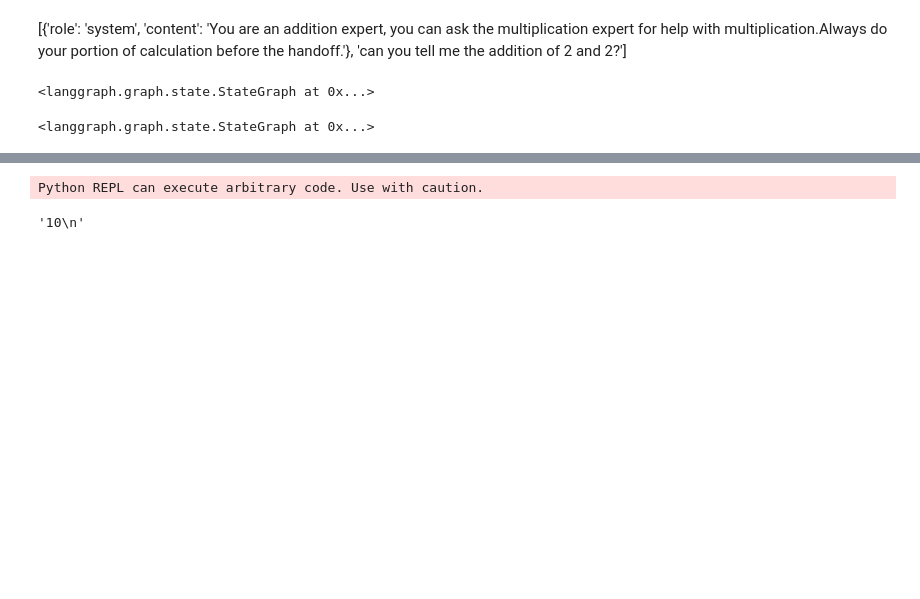
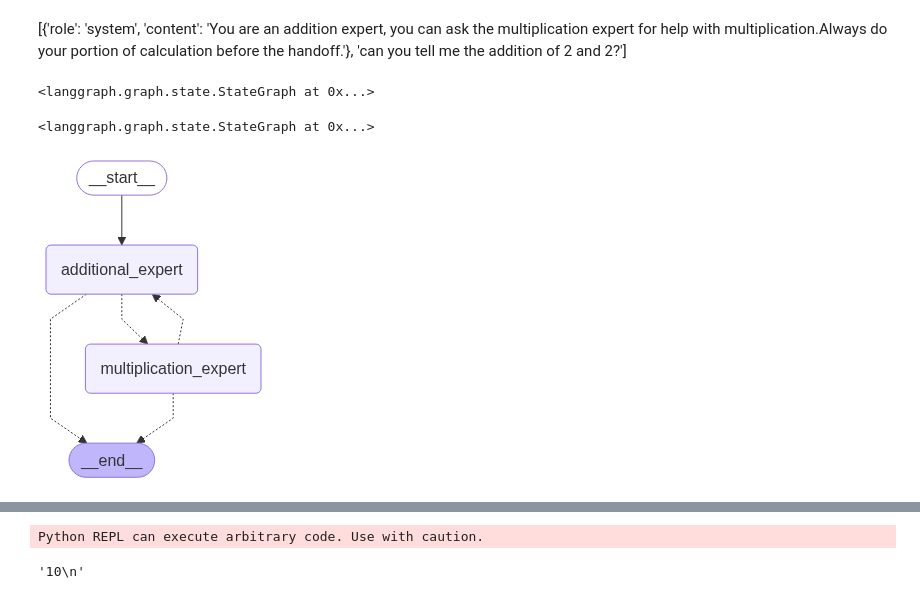
Before and after one commit to ArturDragunov/agentic-ai-bootcamp, a Jupyter notebook: 3-Langgraph/langgraph/class6_Multiagent/langgraph_class_6_multiagent.ipynb, the cells around one changed output, grey strips where cells are left out. Cells and saved outputs as stored; diff of their text form; code cells hidden in the pictures; blank space fills up the shorter version.

```diff
--- a/3-Langgraph/langgraph/class6_Multiagent/langgraph_class_6_multiagent.ipynb
+++ b/3-Langgraph/langgraph/class6_Multiagent/langgraph_class_6_multiagent.ipynb
@@ -100,9 +100,12 @@ from langgraph.graph import MessagesState,StateGraph, START,END
 # %%
-def additional_expert(state:MessagesState)-> Command[Literal["multiplication_expert", "__end__"]]:
+from typing_extensions import Literal
+from langgraph.graph import MessagesState,StateGraph, START,END
+##Agent1
+def additional_expert(state:MessagesState)-> Command[Literal["multiplication_expert", "__end__"]]: # we either go to multiplication_expert or end the conversation
 
     system_prompt = (
         "You are an addition expert, you can ask the multiplication expert for help with multiplication."
-        "Always do your portion of calculation before the handoff."
+        "Always do your portion of calculation before the handoff." # handoff is delegation
     )
 
     messages = [{"role": "system", "content": system_prompt}] + state["messages"]
@@ -111,21 +114,23 @@ def additional_expert(state:MessagesState)-> Command[Literal["multiplication_exp
     ai_msg = llm.bind_tools([transfer_to_multiplication_expert]).invoke(messages)
 
 
-    if len(ai_msg.tool_calls) > 0:
+    if len(ai_msg.tool_calls) > 0: # if tool was invoked, then we need to return the tool message
         tool_call_id = ai_msg.tool_calls[-1]["id"]
+
+        #meta information
         tool_msg = {
             "role": "tool",
-            "content": "Successfully transferred",
+            "content": "Successfully transferred to multiplication expert",
             "tool_call_id": tool_call_id,
         }
 
         return Command(
-            goto="multiplication_expert", update={"messages": [ai_msg, tool_msg]}
+            goto="multiplication_expert", update={"messages": [ai_msg, tool_msg]} # if tool was triggered, then we go to multiplication_expert
         )
-    return {"messages": [ai_msg]}
+    return {"messages": [ai_msg]} # otherwise, return llm message
 # %%
 ##Agent2
-def multiplication_expert(state:MessagesState)-> Command[Literal["additional_expert", "__end__"]]:
+def multiplication_expert(state:MessagesState)-> Command[Literal["additional_expert", "__end__"]]: # we either go to additional_expert or end the conversation
 
     system_prompt = (
         "You are a multiplication expert, you can ask an addition expert for help with addition. "
@@ -140,7 +145,7 @@ def multiplication_expert(state:MessagesState)-> Command[Literal["additional_exp
         tool_call_id = ai_msg.tool_calls[-1]["id"]
         tool_msg = {
             "role": "tool",
-            "content": "Successfully transferred",
+            "content": "Successfully transferred to addition expert",
             "tool_call_id": tool_call_id,
         }
         return Command(goto="additional_expert", update={"messages": [ai_msg, tool_msg]})
@@ -161,3 +167,7 @@ app=graph.compile()
+# %%
+app
+# %% [output]
+[figure, added]
 # %%
 app.invoke({"messages":[("user","what's (3 + 5) * 12. Provide me the output")]})
 # %% [output]
```
Also changed, not shown: parts of 24 cells of this notebook, 5 other files.
